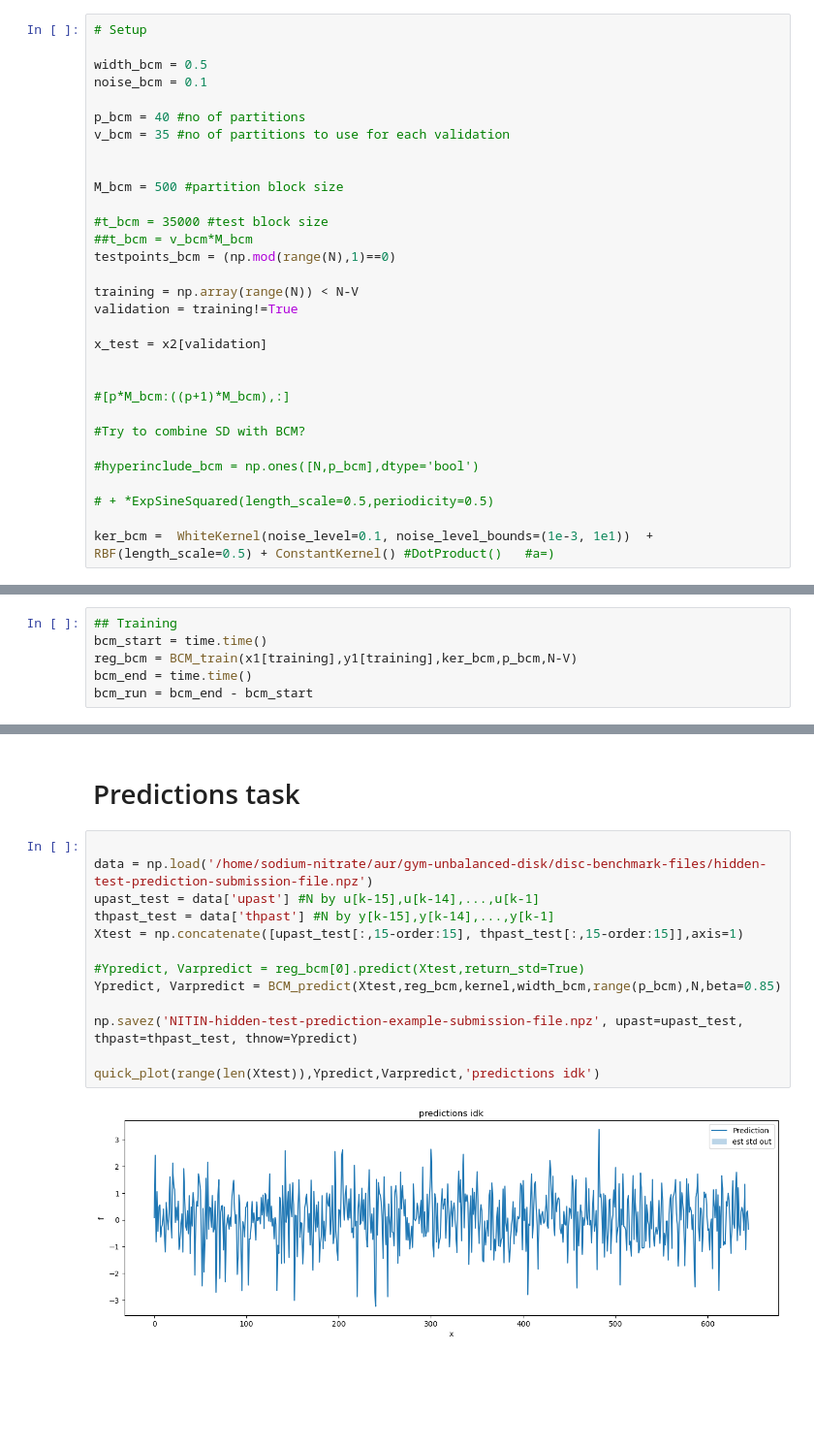
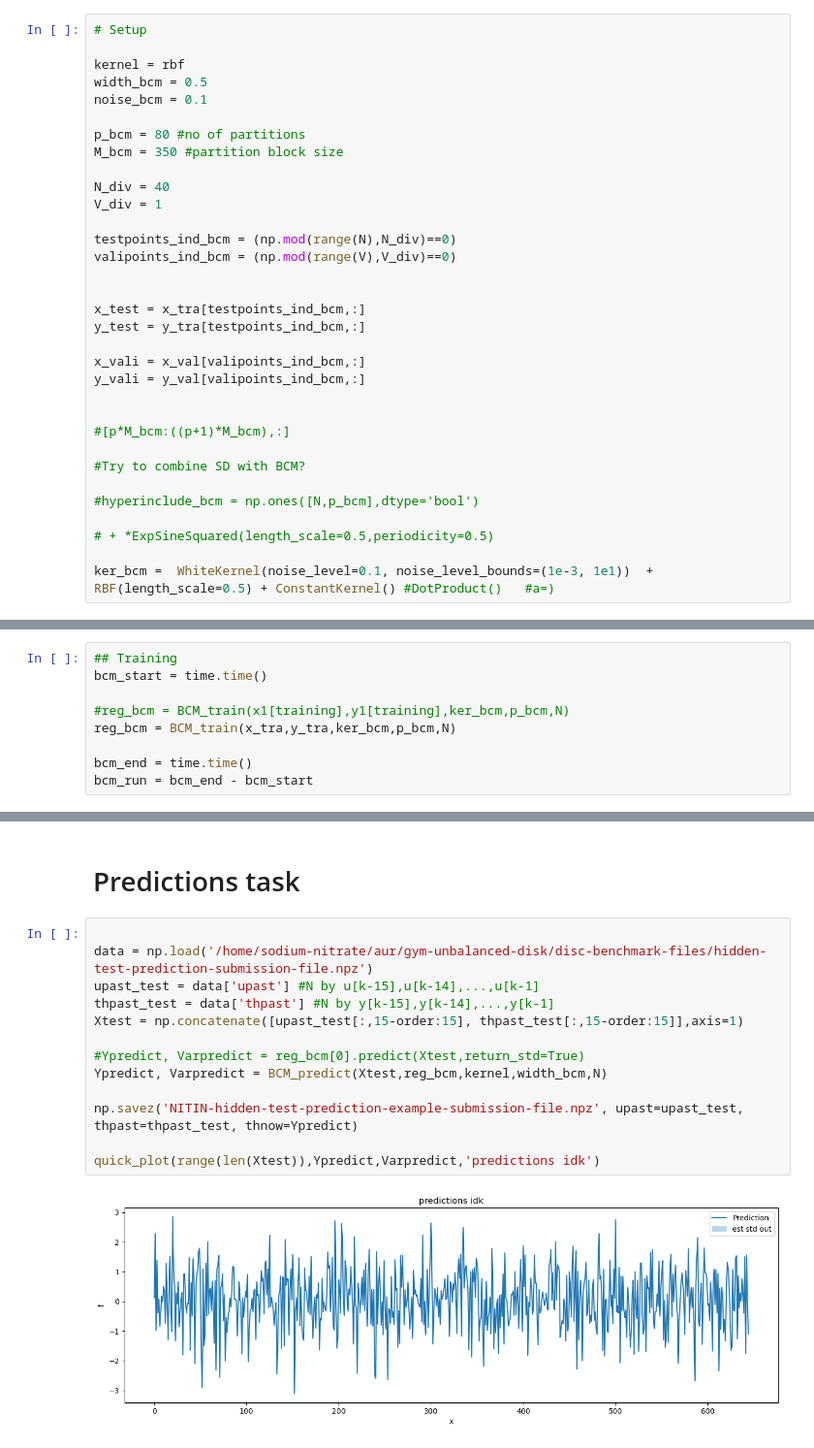
Before and after one commit to Nitin345614/ML4SC-Design-Assignment-G20, a Jupyter notebook: GP-sandbox.ipynb, the cells around one changed output, grey strips where cells are left out. Shown at 97% size. Drawn from its saved outputs; the diff is of its cells as text; blank space fills up the shorter version.

```diff
--- a/GP-sandbox.ipynb
+++ b/GP-sandbox.ipynb
@@ -362,23 +113,25 @@ demonstrate(full_range,y1,f_pp,var_pp,testpoints_pp,name)
 # %%
 # Setup
 
+kernel = rbf
 width_bcm = 0.5
 noise_bcm = 0.1
 
-p_bcm = 40 #no of partitions
-v_bcm = 35 #no of partitions to use for each validation
+p_bcm = 80 #no of partitions
+M_bcm = 350 #partition block size
+
+N_div = 40
+V_div = 1
+
+testpoints_ind_bcm = (np.mod(range(N),N_div)==0)
+valipoints_ind_bcm = (np.mod(range(V),V_div)==0)
 
 
-M_bcm = 500 #partition block size
+x_test = x_tra[testpoints_ind_bcm,:]
+y_test = y_tra[testpoints_ind_bcm,:]
 
-#t_bcm = 35000 #test block size
-##t_bcm = v_bcm*M_bcm
-testpoints_bcm = (np.mod(range(N),1)==0)
-
-training = np.array(range(N)) < N-V
-validation = training!=True
-
-x_test = x2[validation]
+x_vali = x_val[valipoints_ind_bcm,:]
+y_vali = y_val[valipoints_ind_bcm,:]
 
 
 #[p*M_bcm:((p+1)*M_bcm),:]
@@ -453,6 +190,9 @@ def BCM_validate(x22,y1,reg_bcm,kernel,width_bcm,testpoints_bcm,k_folds,p_bcm,v_
 # %%
 ## Training
 bcm_start = time.time()
-reg_bcm = BCM_train(x1[training],y1[training],ker_bcm,p_bcm,N-V)
+
+#reg_bcm = BCM_train(x1[training],y1[training],ker_bcm,p_bcm,N)
+reg_bcm = BCM_train(x_tra,y_tra,ker_bcm,p_bcm,N)
+
 bcm_end = time.time()
 bcm_run = bcm_end - bcm_start
@@ -509,15 +249,15 @@ Log-marginal-likelihood: WhiteKernel(noise_level=0.001) + RBF(length_scale=5.07)
 # %%
 
 data = np.load('/home/sodium-nitrate/aur/gym-unbalanced-disk/disc-benchmark-files/hidden-test-prediction-submission-file.npz')
 upast_test = data['upast'] #N by u[k-15],u[k-14],...,u[k-1]
 thpast_test = data['thpast'] #N by y[k-15],y[k-14],...,y[k-1]
 Xtest = np.concatenate([upast_test[:,15-order:15], thpast_test[:,15-order:15]],axis=1)
 
 #Ypredict, Varpredict = reg_bcm[0].predict(Xtest,return_std=True)
-Ypredict, Varpredict = BCM_predict(Xtest,reg_bcm,kernel,width_bcm,range(p_bcm),N,beta=0.85)
+Ypredict, Varpredict = BCM_predict(Xtest,reg_bcm,kernel,width_bcm,N)
 
 np.savez('NITIN-hidden-test-prediction-example-submission-file.npz', upast=upast_test, thpast=thpast_test, thnow=Ypredict)
 
 quick_plot(range(len(Xtest)),Ypredict,Varpredict,'predictions idk')
 # %% [output]
-[figure, old version]
+[figure, new version]
```
Also changed, not shown: parts of 20 cells of this notebook, 3 other files.
